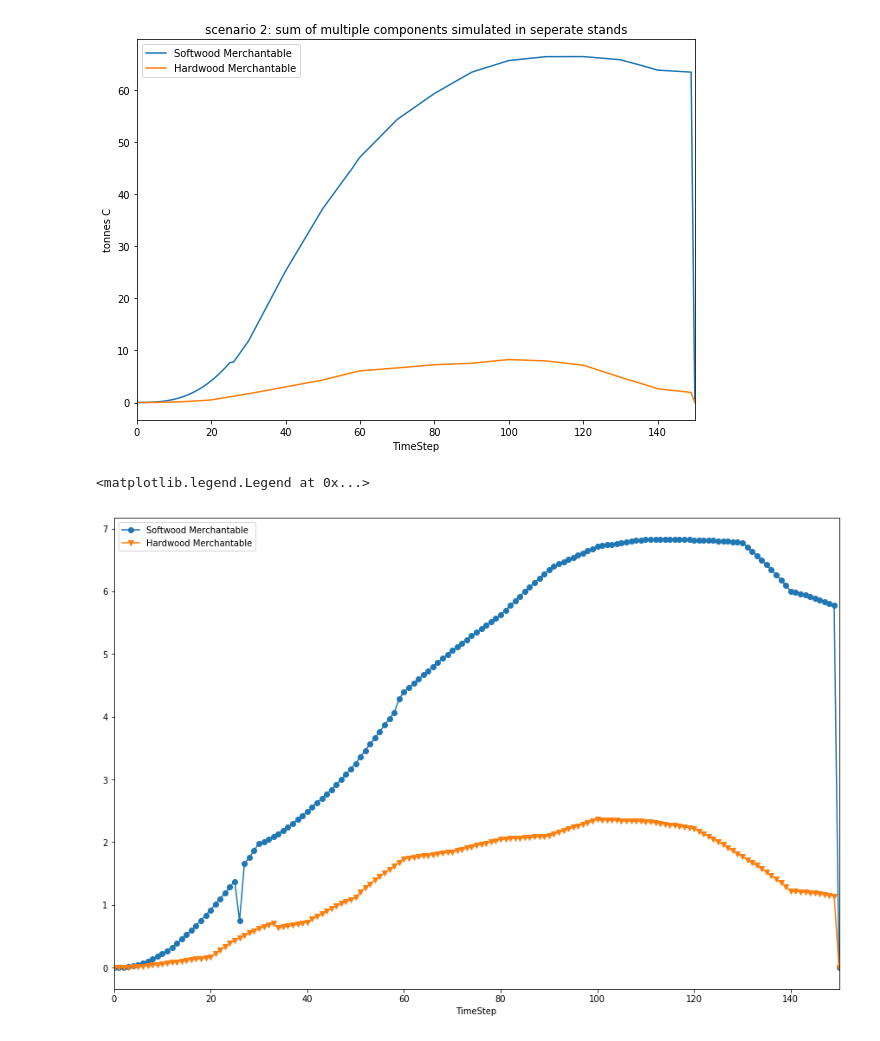
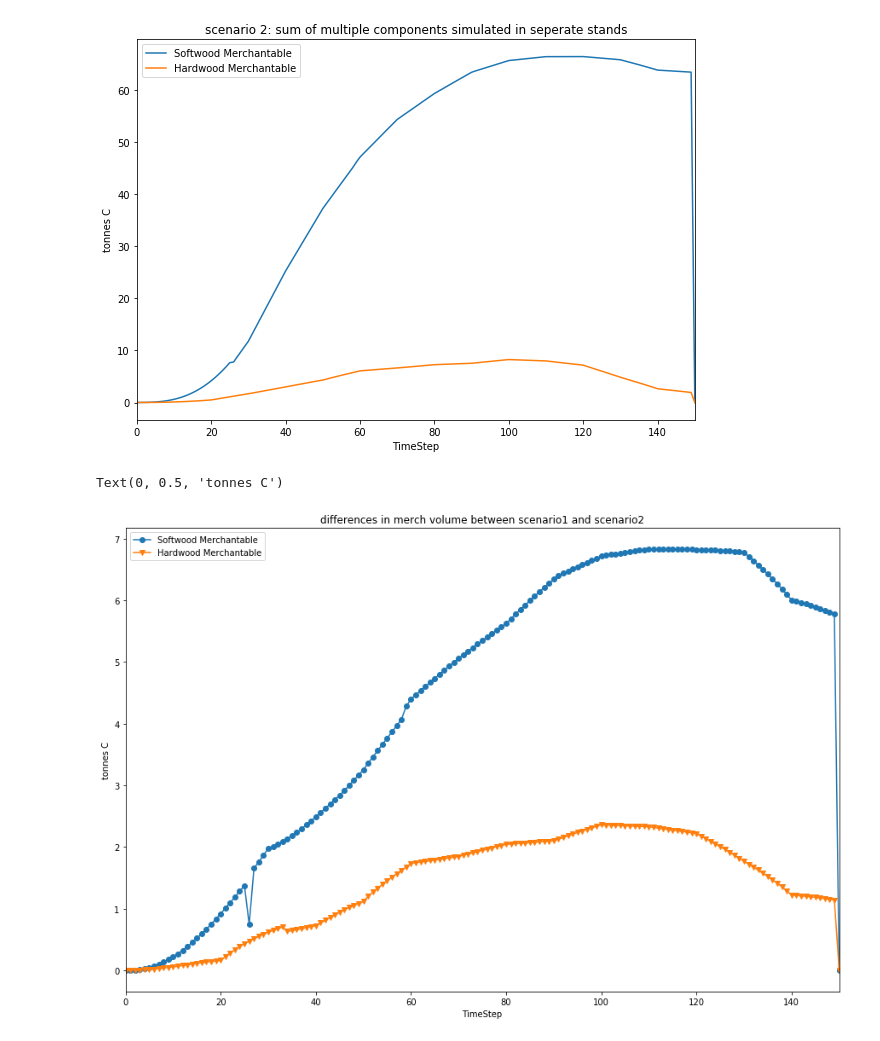
Before and after one commit to cat-cfs/cbm3_scripting_examples, a Jupyter notebook: component_vs_individual_volumes.ipynb, the cells around one changed output. Saved outputs shown, nothing was run; the diff lists cells and outputs as text; code cells hidden in the pictures.

Commit message:
graph labels, cleanup

```diff
--- a/component_vs_individual_volumes.ipynb
+++ b/component_vs_individual_volumes.ipynb
@@ -111,10 +91,11 @@ Text(0, 0.5, 'tonnes C')
 # %%
 
 diff = (summed_component_result - grouped_result)
-ax = diff.plot(figsize=(15,10))
+ax = diff.plot(figsize=(15,10),title="differences in merch volume between scenario1 and scenario2")
 for i, line in enumerate(ax.get_lines()):
     line.set_marker(markers[i%len(markers)])
 ax.legend(ax.get_lines(), diff.columns, loc='best')
+ax.set_ylabel("tonnes C")
 # %% [output]
-<matplotlib.legend.Legend at 0x...>
+Text(0, 0.5, 'tonnes C')
-[figure, old version]
+[figure, new version]
```
Also changed, not shown: parts of 1 cell of this notebook.
